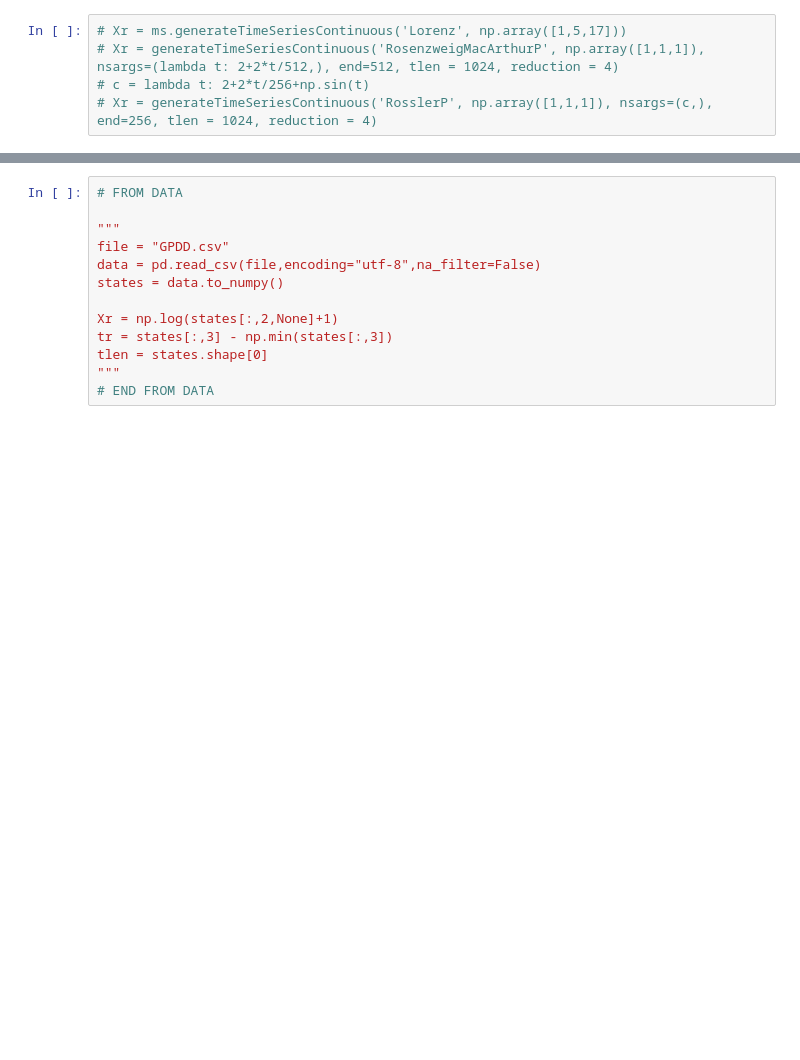
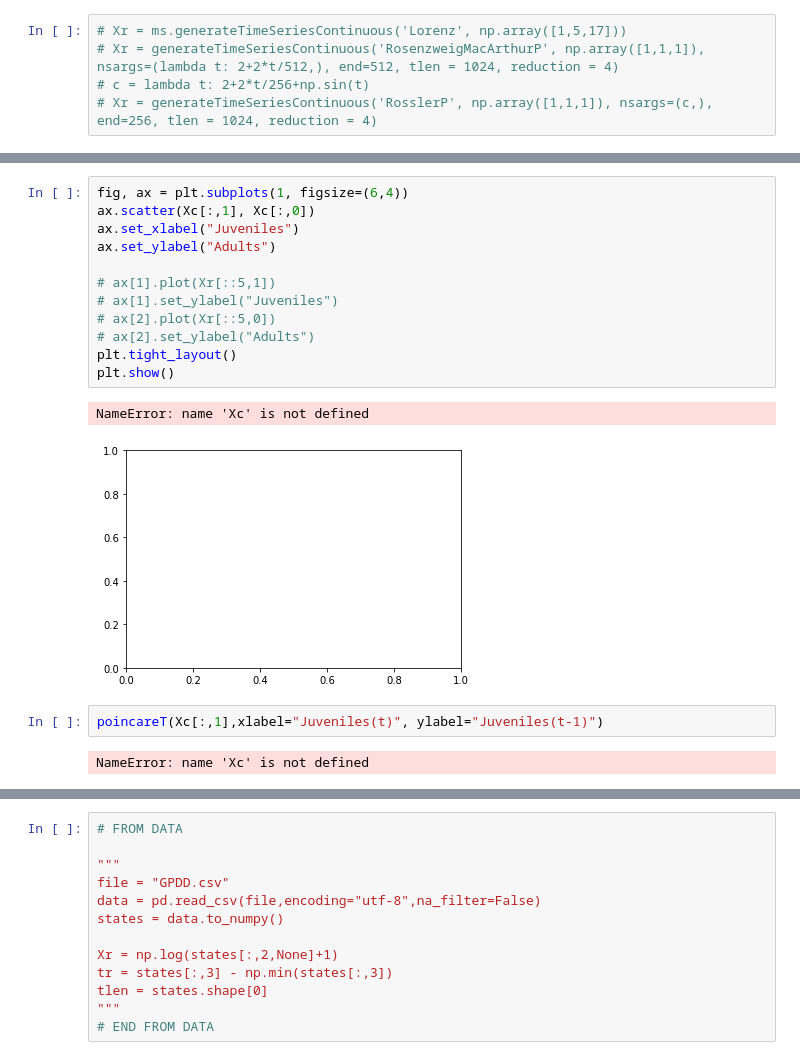
Before and after one commit to kenflat2/Nonlinear-Regression, a Jupyter notebook: Nonstationary SMap.ipynb, the cells around one changed output, grey strips where cells are left out. Cells and saved outputs as stored; diff of their text form; blank space fills up the shorter version.

```diff
--- a/Nonstationary SMap.ipynb
+++ b/Nonstationary SMap.ipynb
@@ -97,0 +61,19 @@ array([[ 0.33333333, -0.5       ],
+# %%
+fig, ax = plt.subplots(1, figsize=(6,4))
+ax.scatter(Xc[:,1], Xc[:,0])
+ax.set_xlabel("Juveniles")
+ax.set_ylabel("Adults")
+
+# ax[1].plot(Xr[::5,1])
+# ax[1].set_ylabel("Juveniles")
+# ax[2].plot(Xr[::5,0])
+# ax[2].set_ylabel("Adults")
+plt.tight_layout()
+plt.show()
+# %% [output]
+NameError: name 'Xc' is not defined
+[figure, added]
+# %%
+poincareT(Xc[:,1],xlabel="Juveniles(t)", ylabel="Juveniles(t-1)")
+# %% [output]
+NameError: name 'Xc' is not defined
```
Also changed, not shown: parts of 63 cells of this notebook, 2 other files.
